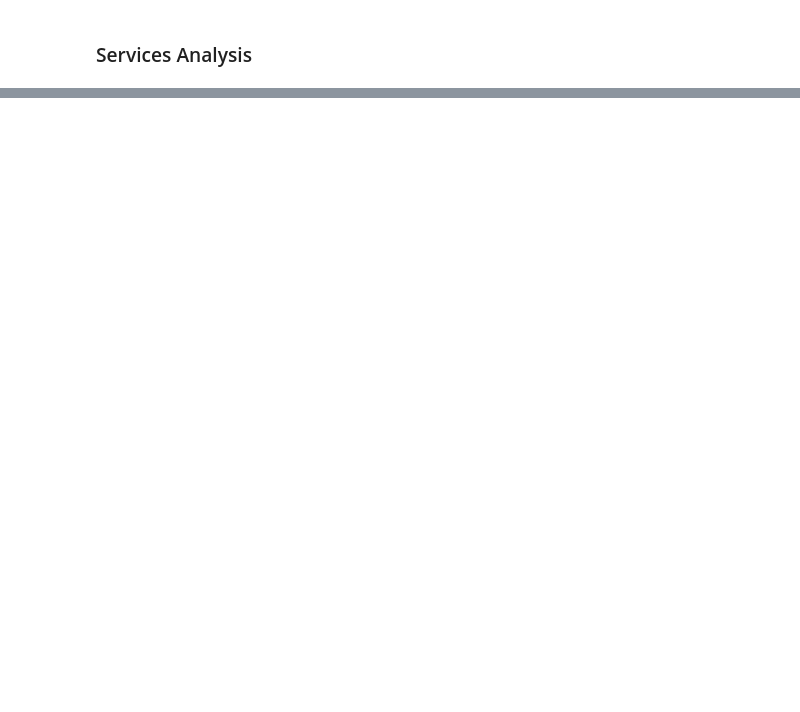
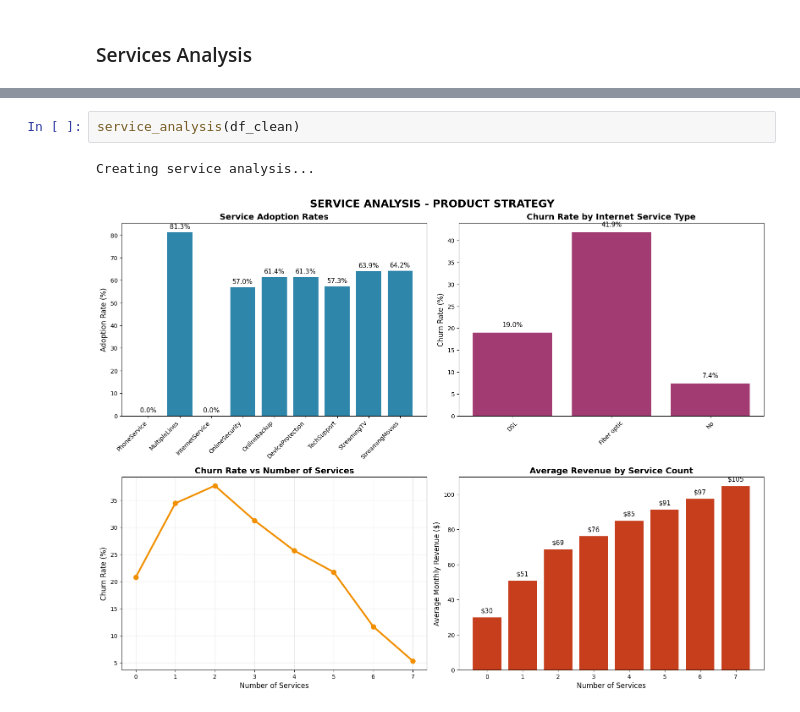
Before and after one commit to alegonzjur/DataScienceProjects, a Jupyter notebook: ChurnPrediction/notebooks/mod1.ipynb, the cells around one changed output, grey strips where cells are left out. Drawn from its saved outputs; the diff is of its cells as text; blank space fills up the shorter version.

```diff
--- a/ChurnPrediction/notebooks/mod1.ipynb
+++ b/ChurnPrediction/notebooks/mod1.ipynb
@@ -1086,0 +1100,5 @@ CLV Difference: $1,018
+# %%
+service_analysis(df_clean)
+# %% [output]
+Creating service analysis...
+[figure, added]
```
Also changed, not shown: parts of 14 cells of this notebook.
